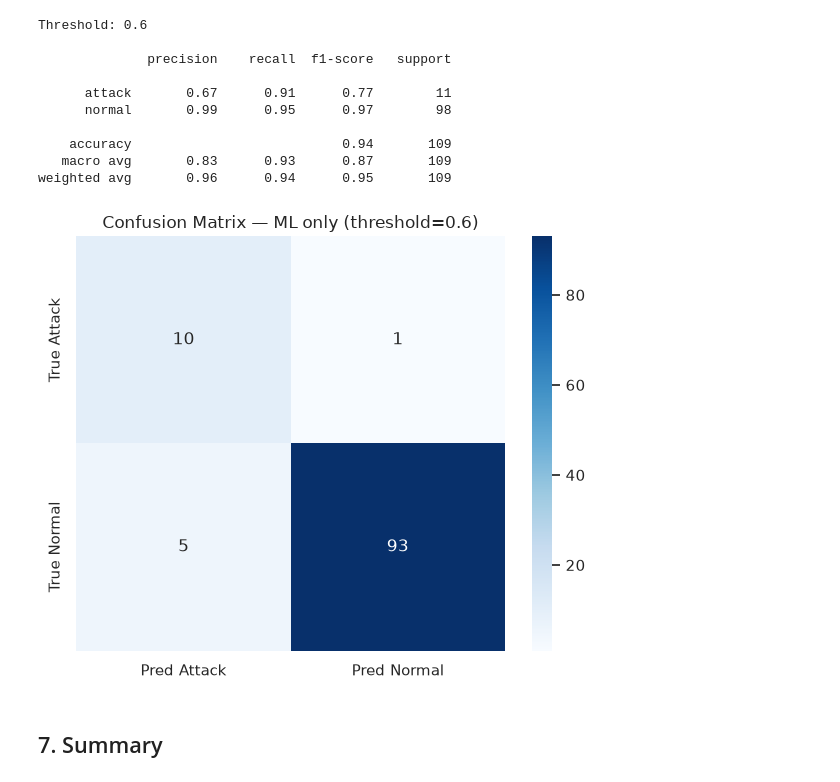
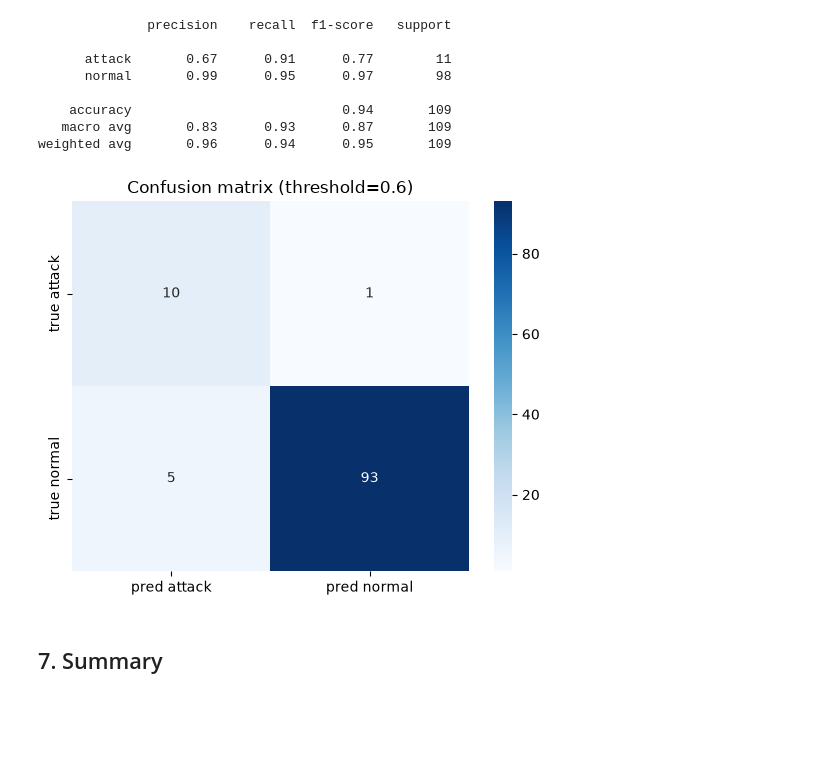
Before and after one commit to AmraniCh/ftp-ids-ml, a Jupyter notebook: notebooks/evaluation.ipynb, the cells around one changed output. Saved outputs shown, nothing was run; the diff lists cells and outputs as text; code cells hidden in the pictures; blank space fills up the shorter version.

```diff
--- a/notebooks/evaluation.ipynb
+++ b/notebooks/evaluation.ipynb
@@ -198,36 +122,27 @@ Pred Normal/Attack = what the model predicted.
-# %%
-best_t = best["threshold"]
-y_pred_best = ["attack" if s >= best_t else "normal" for s in df["score"]]
-
-print(f"Threshold: {best_t}\n")
-
-print(classification_report(
-    y_true,
-    y_pred_best,
-    labels=["attack", "normal"],
-    target_names=["attack", "normal"]
-))
-
-cm = confusion_matrix(y_true, y_pred_best, labels=["attack", "normal"])
-fig, ax = plt.subplots(figsize=(6, 5))
-sns.heatmap(cm, annot=True, fmt="d", cmap="Blues",
-            xticklabels=["Pred Attack", "Pred Normal"],
-            yticklabels=["True Attack", "True Normal"], ax=ax)
-ax.set_title(f"Confusion Matrix — ML only (threshold={best_t})")
-plt.tight_layout()
-plt.show()
-# %% [output]
-Threshold: 0.6
-
-              precision    recall  f1-score   support
-
-      attack       0.67      0.91      0.77        11
-      normal       0.99      0.95      0.97        98
-
-    accuracy                           0.94       109
-   macro avg       0.83      0.93      0.87       109
-weighted avg       0.96      0.94      0.95       109
-[figure, removed]
+# %%
+import seaborn as sns
+from sklearn.metrics import classification_report, confusion_matrix
+
+y_pred = np.where(df["score"] >= best["threshold"], "attack", "normal")
+
+print(classification_report(df["label"], y_pred))
+
+cm = confusion_matrix(df["label"], y_pred, labels=["attack", "normal"])
+sns.heatmap(cm, annot=True, fmt="d", cmap="Blues",
+            xticklabels=["pred attack", "pred normal"],
+            yticklabels=["true attack", "true normal"])
+plt.title(f"Confusion matrix (threshold={best['threshold']})")
+plt.show()
+# %% [output]
+              precision    recall  f1-score   support
+
+      attack       0.67      0.91      0.77        11
+      normal       0.99      0.95      0.97        98
+
+    accuracy                           0.94       109
+   macro avg       0.83      0.93      0.87       109
+weighted avg       0.96      0.94      0.95       109
+[figure, added]
 # %% [markdown]
 ## 7. Summary
 # %%
```
Also changed, not shown: parts of 20 cells of this notebook.
